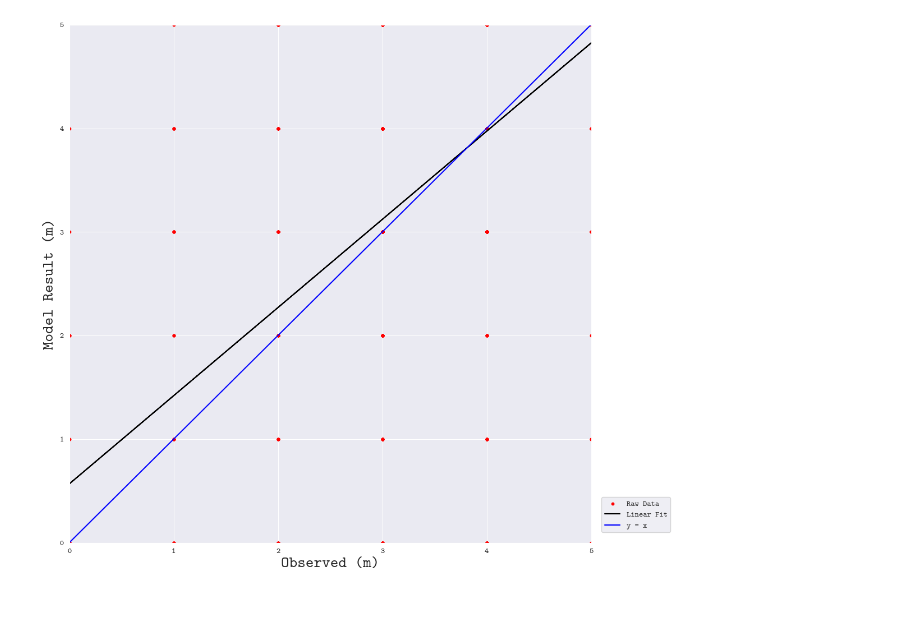
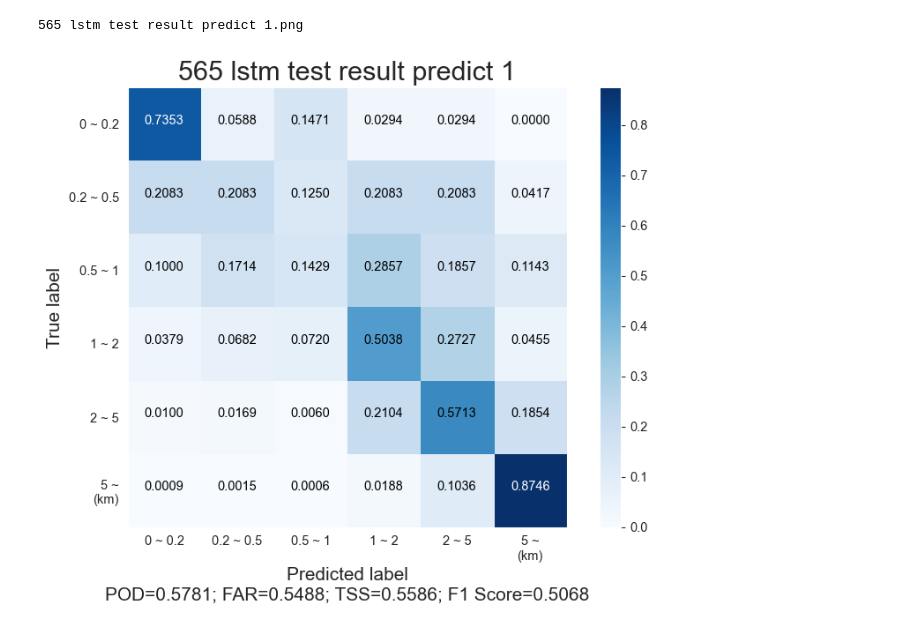
Before and after one commit to hahw94/previous, a Jupyter notebook: test.py.ipynb, the cells around one changed output. Cells and saved outputs as stored; diff of their text form; code cells hidden in the pictures.

```diff
--- a/test.py.ipynb
+++ b/test.py.ipynb
@@ -31,35 +0,0 @@ temp_y = temp_data.iloc[:,0]
-# %%
-plt.rcParams['font.family'] = "cmtt10"
-plt.figure(figsize=(12,12))
-
-plt.scatter(temp_x, temp_y, s = 10, marker = "o",label = "Raw Data", color = 'red')
-
-plt.legend(loc = (1.02, 0.02)) # plt.legend(loc = 'best')
-plt.xlabel("Observed (m)", fontsize = 20)
-plt.ylabel("Model Result (m)", fontsize = 20)
-
-# 선 그리기
-linfit = np.polyfit(temp_x, temp_y, 1)
-f_1d = np.poly1d(linfit)
-plt.plot(temp_x, f_1d(temp_x), label = "Linear Fit", color = 'black')
-
-# x=y 축 그리기
-temp_min = min(temp_x.min(), temp_y.min())
-temp_max = max(temp_x.max(), temp_y.max())
-plt.plot([temp_min, temp_max], [temp_min, temp_max], label = "y = x", color = 'blue')
-
-# x축 y축 범위 설정
-plt.xlim(0, 5)
-plt.ylim(0, 5)
-
-plt.legend(loc = (1.02, 0.02)) # plt.legend(loc = 'best')
-
-try:
-    plt.savefig(f"{save_path}{file_name}.png")
-except:
-    create_folder(save_path)
-    plt.savefig(f"{save_path}{file_name}.png")
-
-plt.show()
-# %% [output]
-[figure, removed]
@@ -65,0 +136,15 @@ plt.show()
+# %%
+# 개별 시간대 및 데이터 유형별로 그래프 뽑기
+
+data_type = "test"; predict_time = 1
+temp_data_path = f"./datasets/test_1/*{data_type}*predict_{predict_time}*"
+file_name = f"class_scatter_{data_type}_{predict_time}"
+
+save_path = './result/'
+datasets_info = "fix_1_30000_12"
+label_list = ["0 ~ 0.2","0.2 ~ 0.5","0.5 ~ 1","1 ~ 2","2 ~ 5","5 ~\n(km)"]
+
+process_each_def(temp_data_path, label_list, save_path, datasets_info, file_name)
+# %% [output]
+565 lstm test result predict 1.png
+[figure, added]
```
Also changed, not shown: parts of 5 cells of this notebook, 4 other files.
